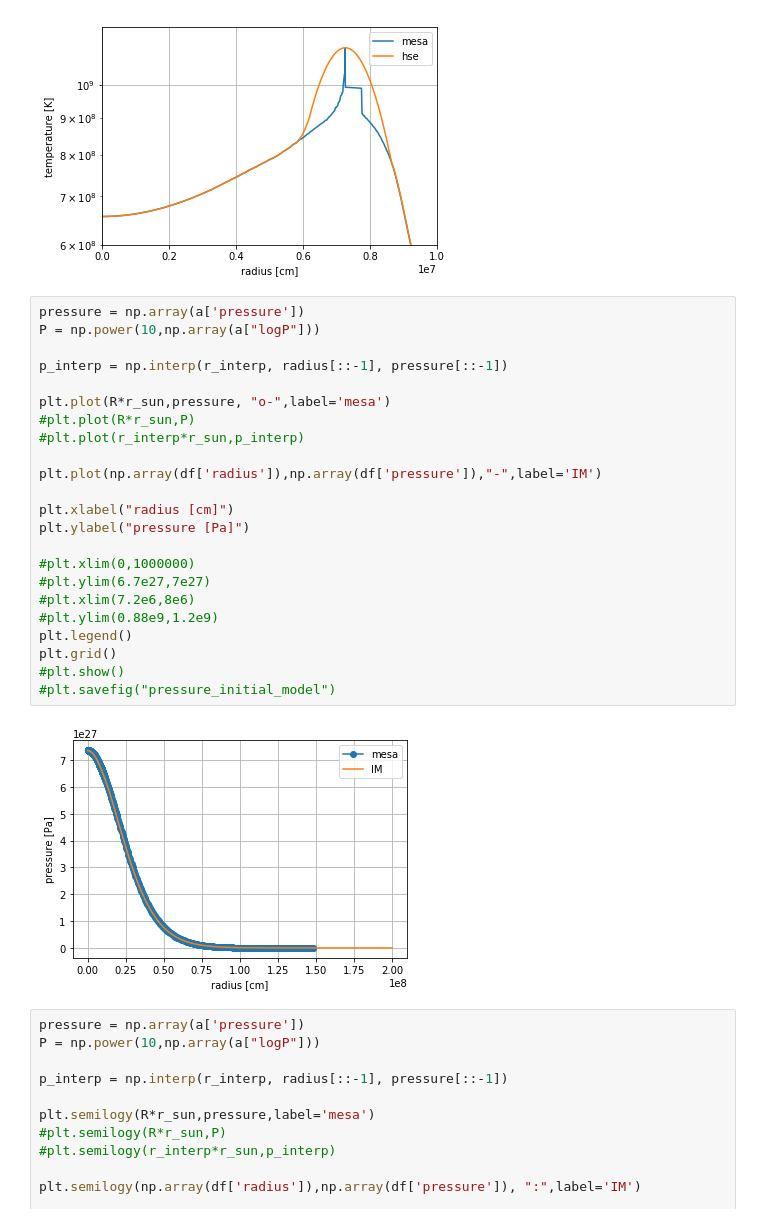
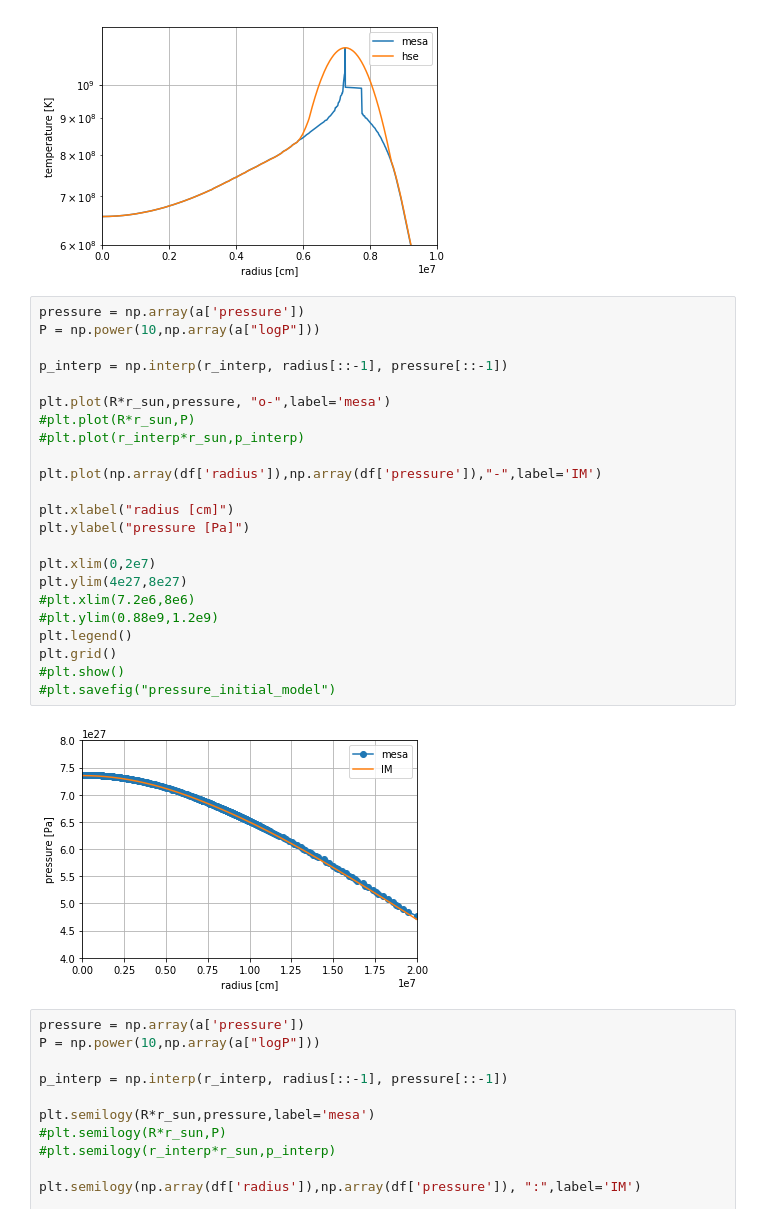
Before and after one commit to XinlongSBU/xinlong_file, a Jupyter notebook: initial-model_prepare/compare_initial-model_MESA.ipynb, the cells around one changed output. Saved outputs shown, nothing was run; the diff lists cells and outputs as text.

```diff
--- a/initial-model_prepare/compare_initial-model_MESA.ipynb
+++ b/initial-model_prepare/compare_initial-model_MESA.ipynb
@@ -115,28 +115,28 @@ plt.savefig("temp_initial model")
 # %%
 pressure = np.array(a['pressure'])
 P = np.power(10,np.array(a["logP"]))
 
 p_interp = np.interp(r_interp, radius[::-1], pressure[::-1])
 
 plt.plot(R*r_sun,pressure, "o-",label='mesa')
 #plt.plot(R*r_sun,P)
 #plt.plot(r_interp*r_sun,p_interp)
 
 plt.plot(np.array(df['radius']),np.array(df['pressure']),"-",label='IM')
 
 plt.xlabel("radius [cm]")
 plt.ylabel("pressure [Pa]")
 
-#plt.xlim(0,1000000)
-#plt.ylim(6.7e27,7e27)
+plt.xlim(0,2e7)
+plt.ylim(4e27,8e27)
 #plt.xlim(7.2e6,8e6)
 #plt.ylim(0.88e9,1.2e9)
 plt.legend()
 plt.grid()
 #plt.show()
 #plt.savefig("pressure_initial_model")
 # %% [output]
-[figure, old version]
+[figure, new version]
 # %%
 pressure = np.array(a['pressure'])
 P = np.power(10,np.array(a["logP"]))
```
Also changed, not shown: parts of 15 cells of this notebook, 14 other files.
